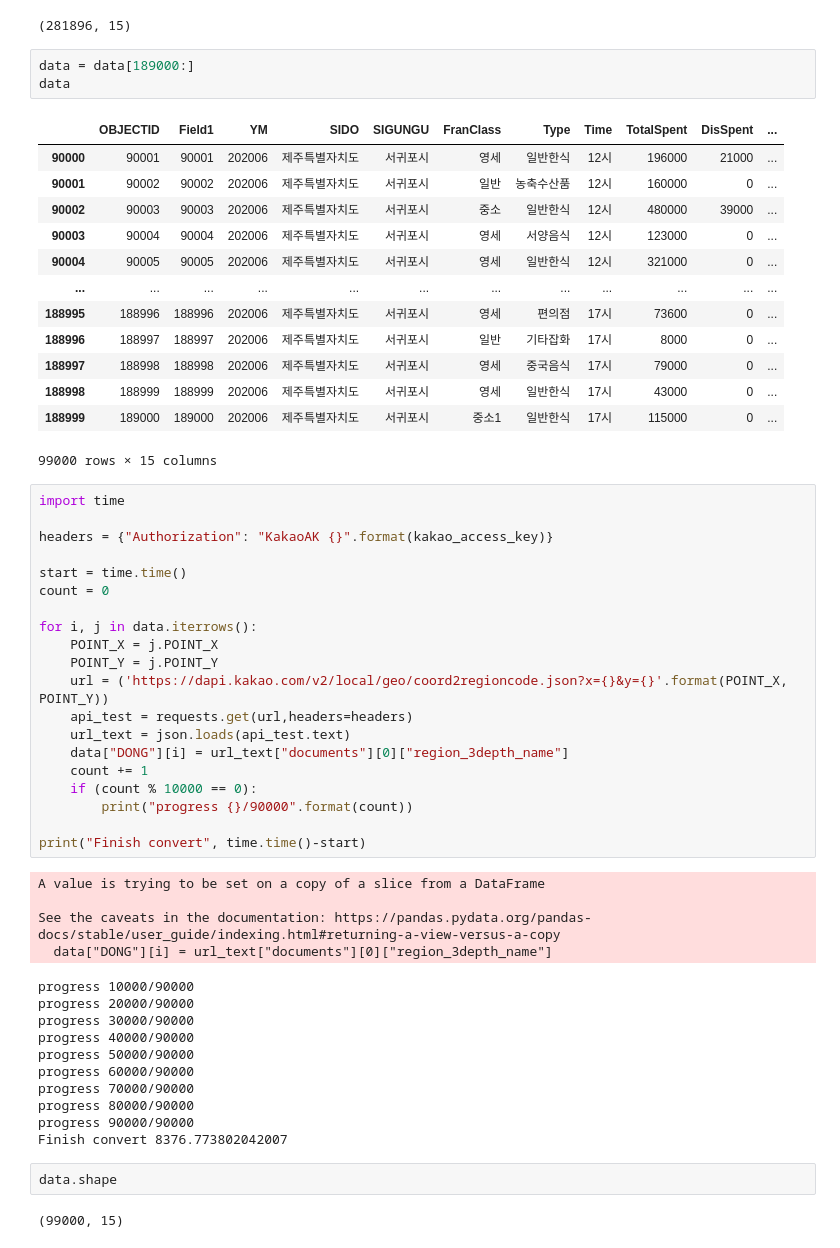
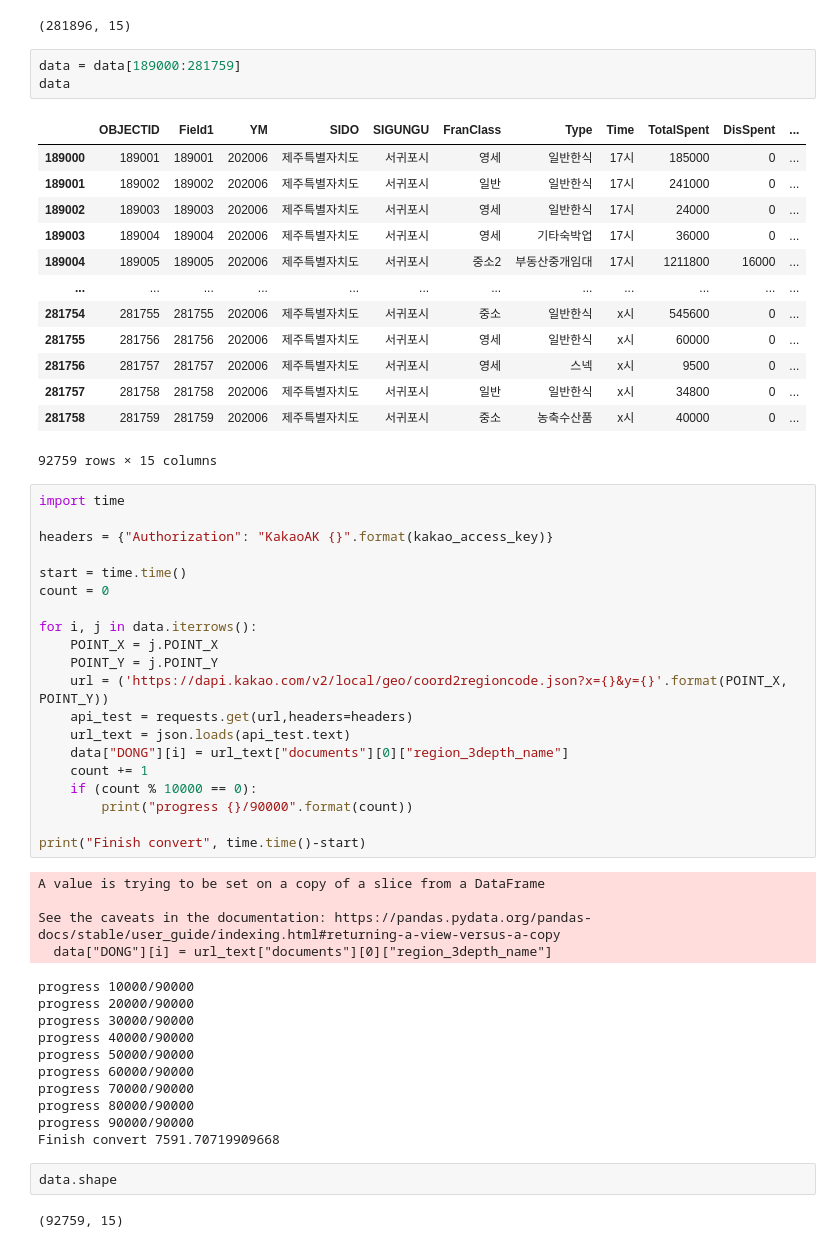
Before and after one commit to jaeyong-song/DSL_EDA_jeju_jaenan, a Jupyter notebook: jaeyong/dong_processing.ipynb, the cells around one changed output. Drawn from its saved outputs; the diff is of its cells as text.

```diff
--- a/jaeyong/dong_processing.ipynb
+++ b/jaeyong/dong_processing.ipynb
@@ -117,22 +117,22 @@ data.shape
 # %% [output]
 (281896, 15)
 # %%
-data = data[189000:]
+data = data[189000:281759]
 data
 # %% [output]
 |  | OBJECTID | Field1 | YM | SIDO | SIGUNGU | FranClass | Type | Time | TotalSpent | DisSpent | ... |
-| 90000 | 90001 | 90001 | 202006 | 제주특별자치도 | 서귀포시 | 영세 | 일반한식 | 12시 | 196000 | 21000 | ... |
-| 90001 | 90002 | 90002 | 202006 | 제주특별자치도 | 서귀포시 | 일반 | 농축수산품 | 12시 | 160000 | 0 | ... |
-| 90002 | 90003 | 90003 | 202006 | 제주특별자치도 | 서귀포시 | 중소 | 일반한식 | 12시 | 480000 | 39000 | ... |
-| 90003 | 90004 | 90004 | 202006 | 제주특별자치도 | 서귀포시 | 영세 | 서양음식 | 12시 | 123000 | 0 | ... |
-| 90004 | 90005 | 90005 | 202006 | 제주특별자치도 | 서귀포시 | 영세 | 일반한식 | 12시 | 321000 | 0 | ... |
+| 189000 | 189001 | 189001 | 202006 | 제주특별자치도 | 서귀포시 | 영세 | 일반한식 | 17시 | 185000 | 0 | ... |
+| 189001 | 189002 | 189002 | 202006 | 제주특별자치도 | 서귀포시 | 일반 | 일반한식 | 17시 | 241000 | 0 | ... |
+| 189002 | 189003 | 189003 | 202006 | 제주특별자치도 | 서귀포시 | 영세 | 일반한식 | 17시 | 24000 | 0 | ... |
+| 189003 | 189004 | 189004 | 202006 | 제주특별자치도 | 서귀포시 | 영세 | 기타숙박업 | 17시 | 36000 | 0 | ... |
+| 189004 | 189005 | 189005 | 202006 | 제주특별자치도 | 서귀포시 | 중소2 | 부동산중개임대 | 17시 | 1211800 | 16000 | ... |
 | ... | ... | ... | ... | ... | ... | ... | ... | ... | ... | ... | ... |
-| 188995 | 188996 | 188996 | 202006 | 제주특별자치도 | 서귀포시 | 영세 | 편의점 | 17시 | 73600 | 0 | ... |
-| 188996 | 188997 | 188997 | 202006 | 제주특별자치도 | 서귀포시 | 일반 | 기타잡화 | 17시 | 8000 | 0 | ... |
-| 188997 | 188998 | 188998 | 202006 | 제주특별자치도 | 서귀포시 | 영세 | 중국음식 | 17시 | 79000 | 0 | ... |
-| 188998 | 188999 | 188999 | 202006 | 제주특별자치도 | 서귀포시 | 영세 | 일반한식 | 17시 | 43000 | 0 | ... |
-| 188999 | 189000 | 189000 | 202006 | 제주특별자치도 | 서귀포시 | 중소1 | 일반한식 | 17시 | 115000 | 0 | ... |
+| 281754 | 281755 | 281755 | 202006 | 제주특별자치도 | 서귀포시 | 중소 | 일반한식 | x시 | 545600 | 0 | ... |
+| 281755 | 281756 | 281756 | 202006 | 제주특별자치도 | 서귀포시 | 영세 | 일반한식 | x시 | 60000 | 0 | ... |
+| 281756 | 281757 | 281757 | 202006 | 제주특별자치도 | 서귀포시 | 영세 | 스넥 | x시 | 9500 | 0 | ... |
+| 281757 | 281758 | 281758 | 202006 | 제주특별자치도 | 서귀포시 | 일반 | 일반한식 | x시 | 34800 | 0 | ... |
+| 281758 | 281759 | 281759 | 202006 | 제주특별자치도 | 서귀포시 | 중소 | 농축수산품 | x시 | 40000 | 0 | ... |
-99000 rows × 15 columns
+92759 rows × 15 columns
 # %%
 import time
 
@@ -167,11 +167,11 @@ progress 60000/90000
 progress 70000/90000
 progress 80000/90000
 progress 90000/90000
-Finish convert 8376.773802042007
+Finish convert 7591.70719909668
 # %%
 data.shape
 # %% [output]
-(99000, 15)
+(92759, 15)
 # %%
 data.head()
 # %% [output]
```
Also changed, not shown: parts of 2 cells of this notebook, 17 other files.
